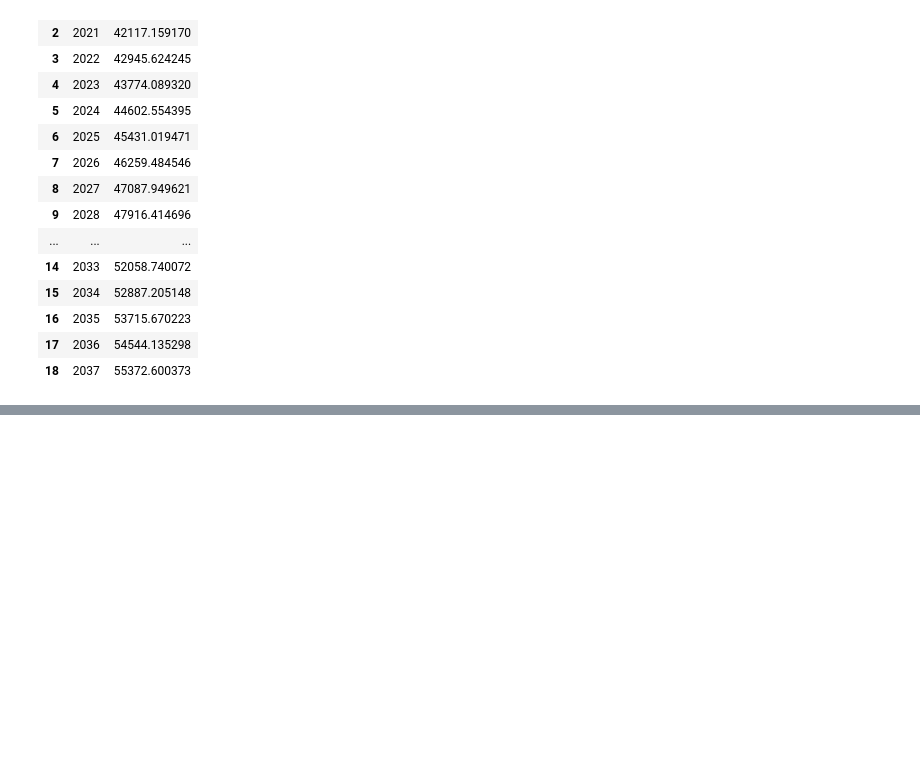
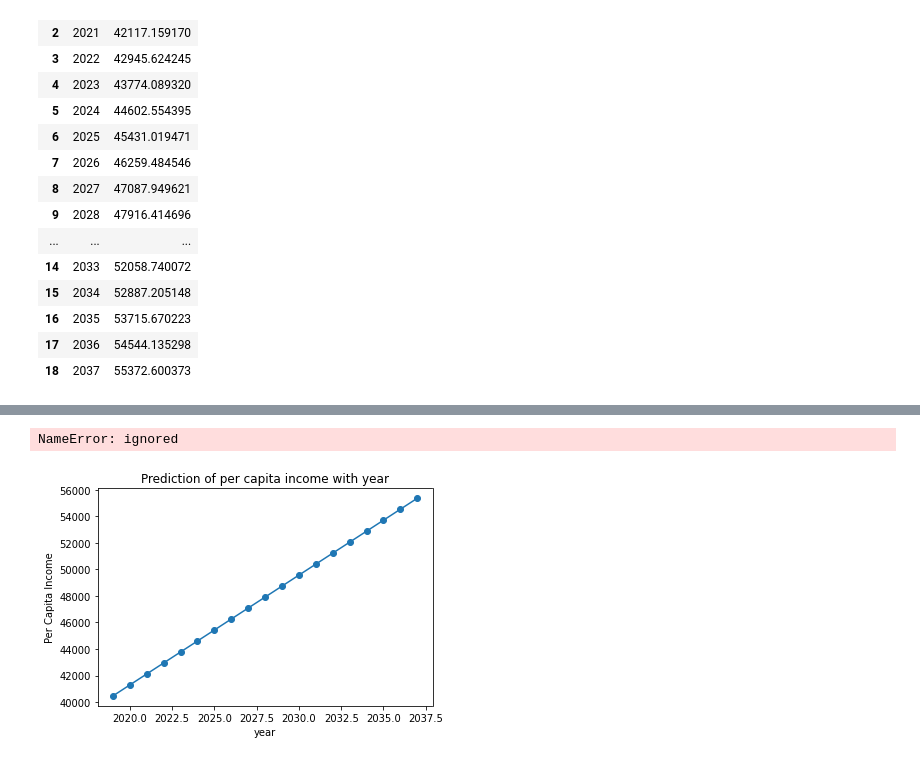
Before and after one commit to manishgurungxon/MachineLearningPy, a Jupyter notebook: Percapitaincome_year_prediction.ipynb, the cells around one changed output, grey strips where cells are left out. Drawn from its saved outputs; the diff is of its cells as text; code cells hidden in the pictures; blank space fills up the shorter version.

```diff
--- a/Percapitaincome_year_prediction.ipynb
+++ b/Percapitaincome_year_prediction.ipynb
@@ -142,3 +146,5 @@ predict_df
 # %%
 #Exporting the file as csv
 predict_df.to_csv(r'new_canada_per_capita_income.csv', index=False)
+# %%
+new_p_df = pd.read_csv("new_canada_per_capita_income.csv")
@@ -144,0 +173,10 @@ predict_df.to_csv(r'new_canada_per_capita_income.csv', index=False)
+# %%
+plt.scatter(new_p_df.year, new_p_df.new_pci_year)
+plt.title("Prediction of per capita income with year")
+plt.xlabel("year")
+plt.ylabel("Per Capita Income")
+plt.plot(new_p_df.year, new_p_df.new_pci_year)
+plt.show()
+# %% [output]
+NameError: ignored
+[figure, added]
```
Also changed, not shown: parts of 9 cells of this notebook.
